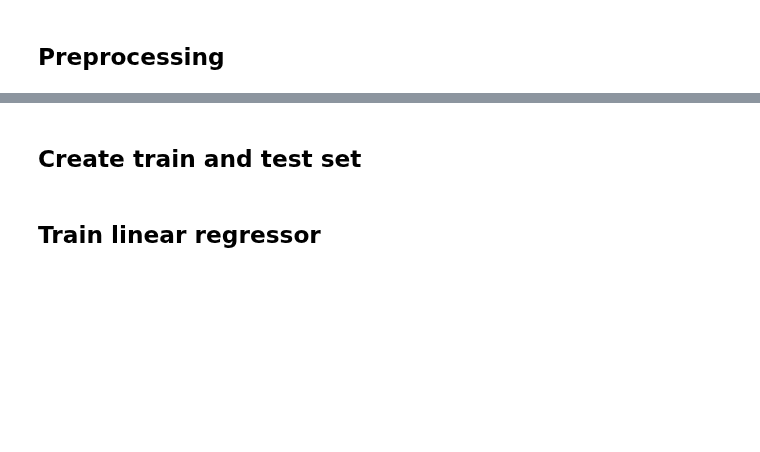
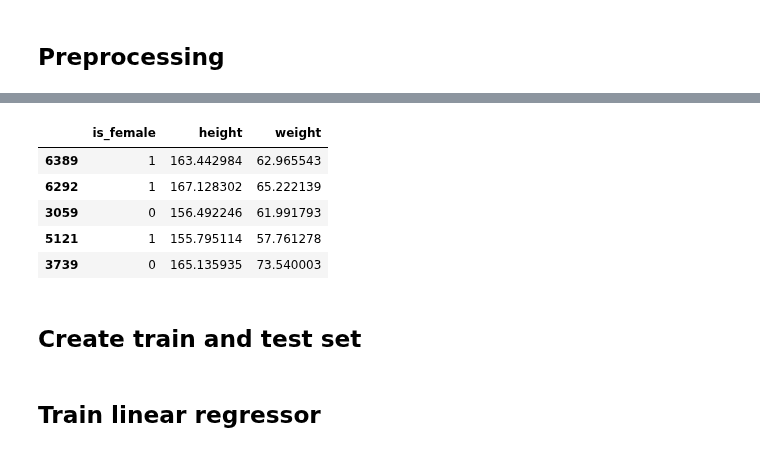
Before and after one commit to PaulQbFeng/ml_interpretability_starter_pack, a Jupyter notebook: labs_solution/simple_linear_model.ipynb, the cells around one changed output, grey strips where cells are left out. Drawn from its saved outputs; the diff is of its cells as text; code cells hidden in the pictures; blank space fills up the shorter version.

```diff
--- a/notebooks/simple_linear_model.ipynb
+++ b/labs_solution/simple_linear_model.ipynb
@@ -34,11 +48,19 @@ raw_df.head()
 # %%
 INCH_TO_CM = 2.54
 POUND_TO_KG = 0.45359237
 
 df = pd.DataFrame()
-df["female"] = (raw_df.Gender == "Female").astype(int)
+df["is_female"] = (raw_df.Gender == "Female").astype(int)
 df["height"] = raw_df.Height * INCH_TO_CM
 df["weight"] = raw_df.Weight * POUND_TO_KG
+df.sample(5)
+# %% [output]
+|  | is_female | height | weight |
+| 6389 | 1 | 163.442984 | 62.965543 |
+| 6292 | 1 | 167.128302 | 65.222139 |
+| 3059 | 0 | 156.492246 | 61.991793 |
+| 5121 | 1 | 155.795114 | 57.761278 |
+| 3739 | 0 | 165.135935 | 73.540003 |
 # %% [markdown]
 ## Create train and test set
 # %%
```
Also changed, not shown: parts of 15 cells of this notebook, 2 other files.
